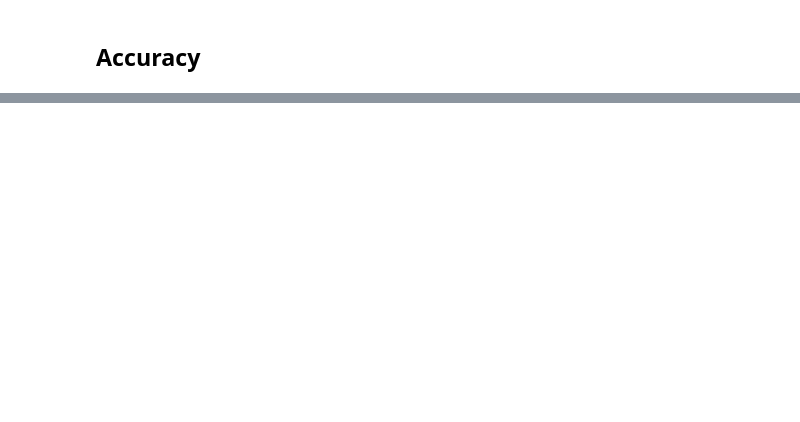
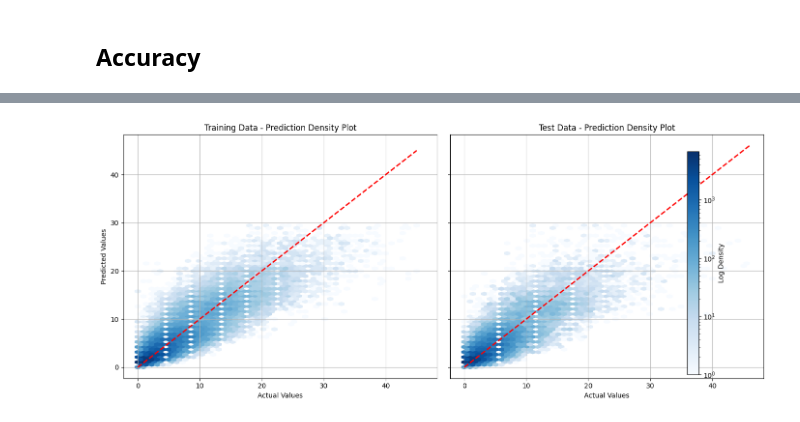
Before and after one commit to DomRowney/Downstream_111, a Jupyter notebook: Forecasting/Simple_Forecast.ipynb, the cells around one changed output, grey strips where cells are left out. Saved outputs shown, nothing was run; the diff lists cells and outputs as text; code cells hidden in the pictures; blank space fills up the shorter version.

```diff
--- a/Forecasting/Simple_Forecast.ipynb
+++ b/Forecasting/Simple_Forecast.ipynb
@@ -377,37 +434,0 @@ plot_prediction_error(y_test, y_pred_test, title='Test Data - Prediction Error P
-# %%
-def plot_prediction_density_subplots(y_train, y_pred_train, y_test, y_pred_test):
-    """Create two subplots with shared axes and a common logarithmic color scale."""
-    fig, ax = plt.subplots(1, 2, figsize=(14, 6), sharex=True, sharey=True)
-
-    # Create hexbin plot for training data
-    hb1 = ax[0].hexbin(y_train, y_pred_train, gridsize=50, cmap='Blues', mincnt=1,
-                       norm=mcolors.LogNorm())
-    ax[0].plot([y_train.min(), y_train.max()], [y_train.min(), y_train.max()],
-               'k--', lw=2, color='red')
-    ax[0].set_title('Training Data - Prediction Density Plot')
-    ax[0].set_xlabel('Actual Values')
-    ax[0].set_ylabel('Predicted Values')
-    ax[0].grid(True)
-
-    # Create hexbin plot for test data
-    hb2 = ax[1].hexbin(y_test, y_pred_test, gridsize=50, cmap='Blues', mincnt=1,
-                       norm=mcolors.LogNorm())
-    ax[1].plot([y_test.min(), y_test.max()], [y_test.min(), y_test.max()],
-               'k--', lw=2, color='red')
-    ax[1].set_title('Test Data - Prediction Density Plot')
-    ax[1].set_xlabel('Actual Values')
-    ax[1].grid(True)
-
-    # Add a single colorbar for both subplots
-    cb = fig.colorbar(hb1, ax=ax, orientation='vertical', fraction=0.03, pad=0.04)
-    cb.set_label('Log Density')
-
-    plt.tight_layout()
-    plt.show()
-
-# Generate predictions
-y_pred_train = model.predict(X_train).flatten()
-y_pred_test = model.predict(X_test).flatten()
-
-# Plot the density plots as subplots
-plot_prediction_density_subplots(y_train, y_pred_train, y_test, y_pred_test)
@@ -413,0 +446,7 @@ plot_prediction_density_subplots(y_train, y_pred_train, y_test, y_pred_test)
+# %%
+plot_prediction_density_subplots(base_y_train
+                                 , base_y_pred_train
+                                 , base_y_test
+                                 , base_y_pred_test)
+# %% [output]
+[figure, added]
```
Also changed, not shown: parts of 11 cells of this notebook, 1 other file.
